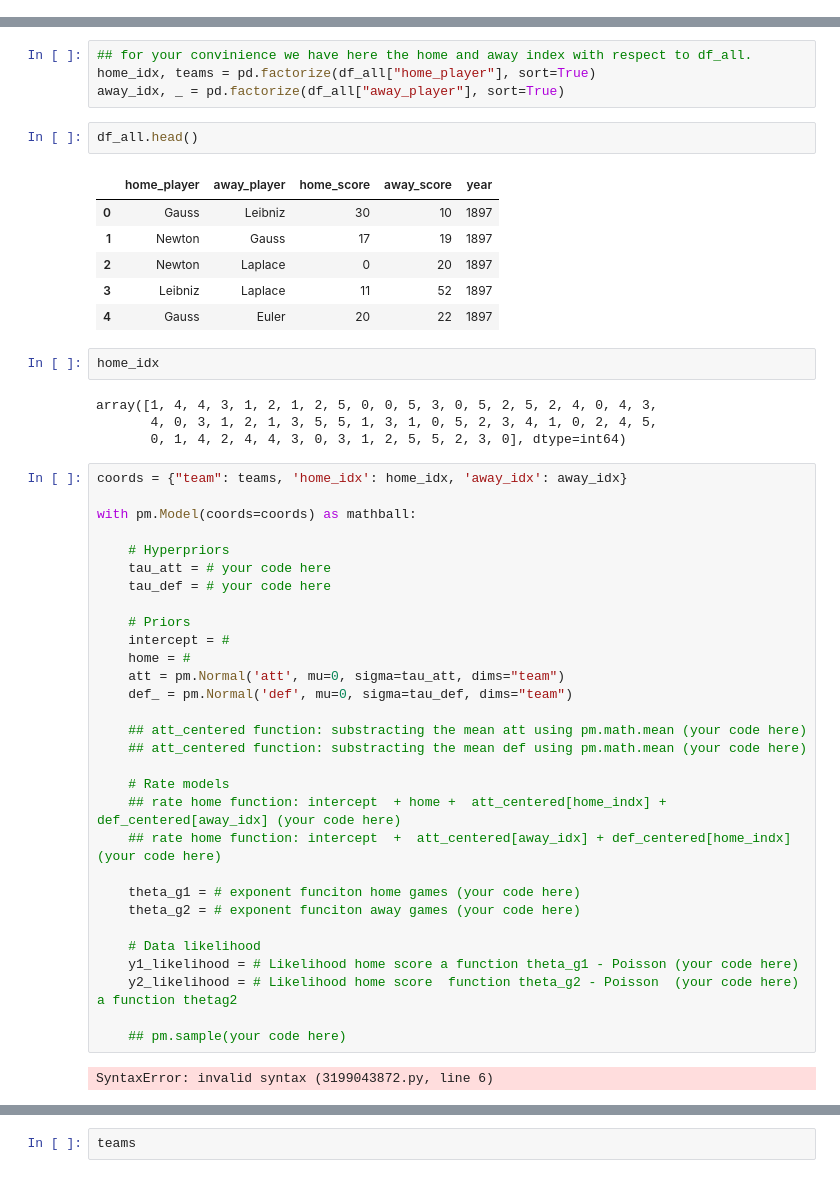
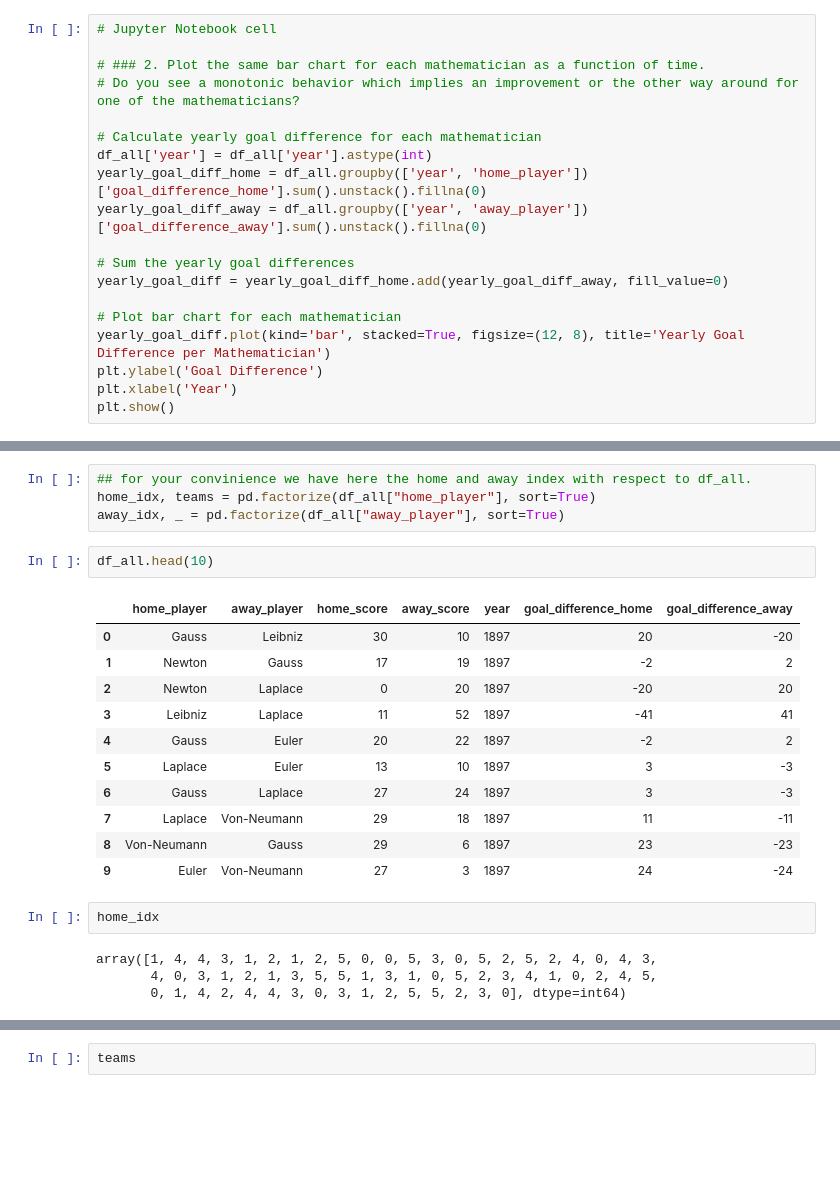
Before and after one commit to estivengrx/Freelancer-2, a Jupyter notebook: bayes_ML_2_notebooks/project_semester_B/Notebooks/mathball.ipynb, the cells around one changed output, grey strips where cells are left out. Drawn from its saved outputs; the diff is of its cells as text; blank space fills up the shorter version.

Commit message:
feat: Finished all the code for mathball notebook, it lasts to reformat and write conclusions

```diff
--- a/bayes_ML_2_notebooks/project_semester_B/Notebooks/mathball.ipynb
+++ b/bayes_ML_2_notebooks/project_semester_B/Notebooks/mathball.ipynb
@@ -53,0 +83,19 @@ df_all.head()
+# %%
+# Jupyter Notebook cell
+
+# ### 2. Plot the same bar chart for each mathematician as a function of time.
+# Do you see a monotonic behavior which implies an improvement or the other way around for one of the mathematicians?
+
+# Calculate yearly goal difference for each mathematician
+df_all['year'] = df_all['year'].astype(int)
+yearly_goal_diff_home = df_all.groupby(['year', 'home_player'])['goal_difference_home'].sum().unstack().fillna(0)
+yearly_goal_diff_away = df_all.groupby(['year', 'away_player'])['goal_difference_away'].sum().unstack().fillna(0)
+
+# Sum the yearly goal differences
+yearly_goal_diff = yearly_goal_diff_home.add(yearly_goal_diff_away, fill_value=0)
+
+# Plot bar chart for each mathematician
+yearly_goal_diff.plot(kind='bar', stacked=True, figsize=(12, 8), title='Yearly Goal Difference per Mathematician')
+plt.ylabel('Goal Difference')
+plt.xlabel('Year')
+plt.show()
@@ -140,49 +226,22 @@ df_all.head()
 home_idx, teams = pd.factorize(df_all["home_player"], sort=True)
 away_idx, _ = pd.factorize(df_all["away_player"], sort=True)
 # %%
-df_all.head()
+df_all.head(10)
 # %% [output]
-|  | home_player | away_player | home_score | away_score | year |
-| 0 | Gauss | Leibniz | 30 | 10 | 1897 |
-| 1 | Newton | Gauss | 17 | 19 | 1897 |
-| 2 | Newton | Laplace | 0 | 20 | 1897 |
-| 3 | Leibniz | Laplace | 11 | 52 | 1897 |
-| 4 | Gauss | Euler | 20 | 22 | 1897 |
+|  | home_player | away_player | home_score | away_score | year | goal_difference_home | goal_difference_away |
+| 0 | Gauss | Leibniz | 30 | 10 | 1897 | 20 | -20 |
+| 1 | Newton | Gauss | 17 | 19 | 1897 | -2 | 2 |
+| 2 | Newton | Laplace | 0 | 20 | 1897 | -20 | 20 |
+| 3 | Leibniz | Laplace | 11 | 52 | 1897 | -41 | 41 |
+| 4 | Gauss | Euler | 20 | 22 | 1897 | -2 | 2 |
+| 5 | Laplace | Euler | 13 | 10 | 1897 | 3 | -3 |
+| 6 | Gauss | Laplace | 27 | 24 | 1897 | 3 | -3 |
+| 7 | Laplace | Von-Neumann | 29 | 18 | 1897 | 11 | -11 |
+| 8 | Von-Neumann | Gauss | 29 | 6 | 1897 | 23 | -23 |
+| 9 | Euler | Von-Neumann | 27 | 3 | 1897 | 24 | -24 |
 # %%
 home_idx
 # %% [output]
 array([1, 4, 4, 3, 1, 2, 1, 2, 5, 0, 0, 5, 3, 0, 5, 2, 5, 2, 4, 0, 4, 3,
        4, 0, 3, 1, 2, 1, 3, 5, 5, 1, 3, 1, 0, 5, 2, 3, 4, 1, 0, 2, 4, 5,
        0, 1, 4, 2, 4, 4, 3, 0, 3, 1, 2, 5, 5, 2, 3, 0], dtype=int64)
-# %%
-coords = {"team": teams, 'home_idx': home_idx, 'away_idx': away_idx}
-
-with pm.Model(coords=coords) as mathball:
-
-    # Hyperpriors
-    tau_att = # your code here
-    tau_def = # your code here
-
-    # Priors
-    intercept = #
-    home = #
-    att = pm.Normal('att', mu=0, sigma=tau_att, dims="team")
-    def_ = pm.Normal('def', mu=0, sigma=tau_def, dims="team")
-
-    ## att_centered function: substracting the mean att using pm.math.mean (your code here)
-    ## att_centered function: substracting the mean def using pm.math.mean (your code here)
-
-    # Rate models
-    ## rate home function: intercept  + home +  att_centered[home_indx] + def_centered[away_idx] (your code here)
-    ## rate home function: intercept  +  att_centered[away_idx] + def_centered[home_indx] (your code here)
-
-    theta_g1 = # exponent funciton home games (your code here)
-    theta_g2 = # exponent funciton away games (your code here)
-
-    # Data likelihood
-    y1_likelihood = # Likelihood home score a function theta_g1 - Poisson (your code here)
-    y2_likelihood = # Likelihood home score  function theta_g2 - Poisson  (your code here) a function thetag2
-
-    ## pm.sample(your code here)
-# %% [output]
-SyntaxError: invalid syntax (3199043872.py, line 6)
```
Also changed, not shown: parts of 17 cells of this notebook, 3 other files.
